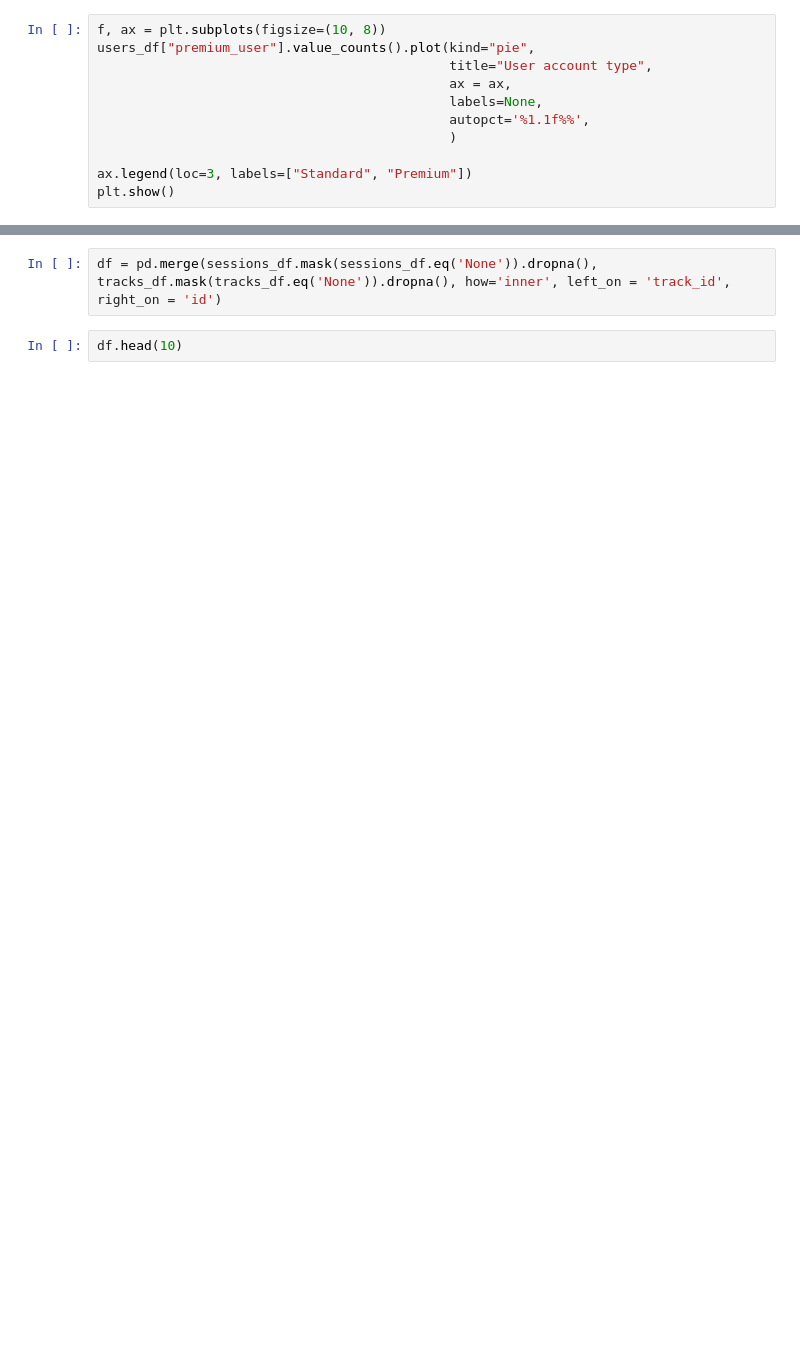
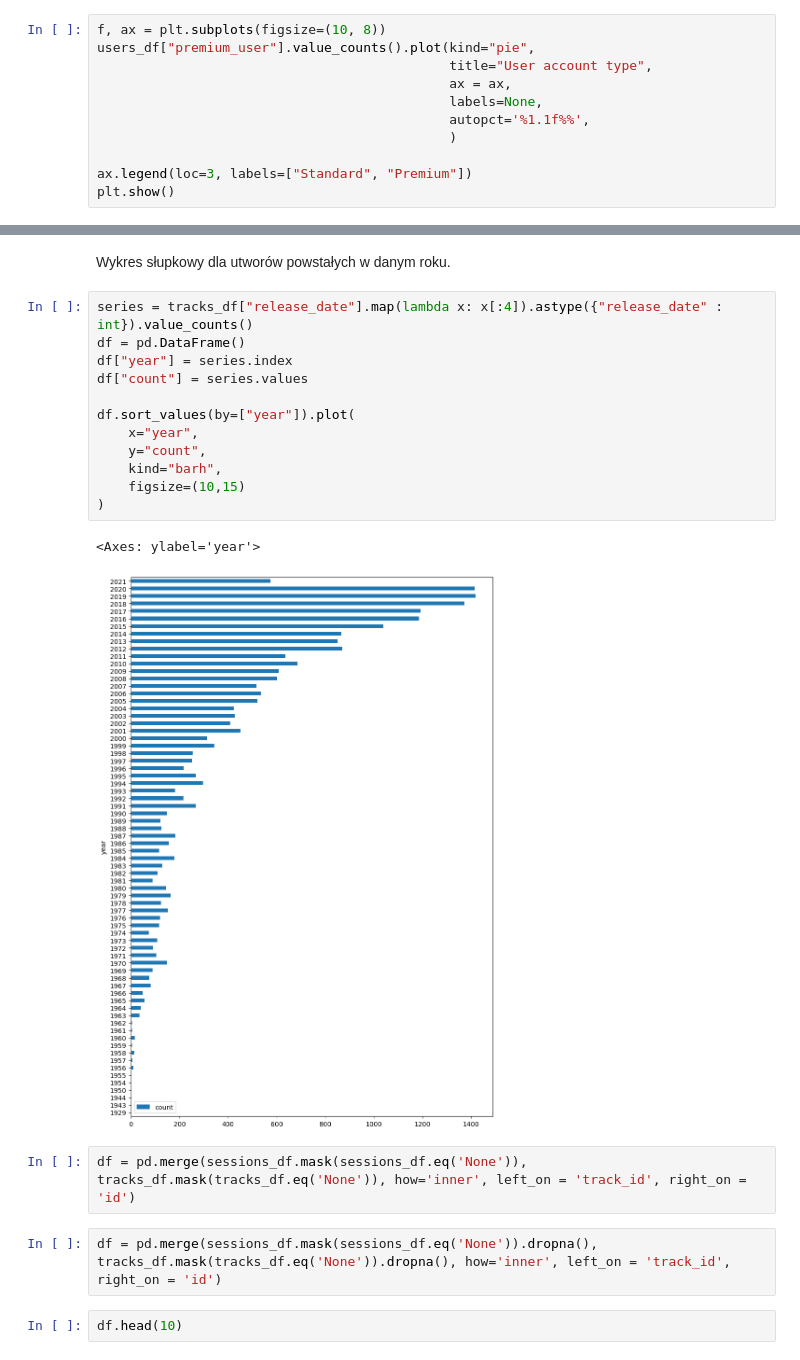
Before and after one commit to MariuszPaluch2001/music-recommendation-project-IUM, a Jupyter notebook: data_explore.ipynb, the cells around one changed output, grey strips where cells are left out. Cells and saved outputs as stored; diff of their text form; blank space fills up the shorter version.

Commit message:
Next plots.

```diff
--- a/data_explore.ipynb
+++ b/data_explore.ipynb
@@ -125,3 +111,22 @@ plt.show()
+# %% [markdown]
+Wykres słupkowy dla utworów powstałych w danym roku.
+# %%
+series = tracks_df["release_date"].map(lambda x: x[:4]).astype({"release_date" : int}).value_counts()
+df = pd.DataFrame()
+df["year"] = series.index
+df["count"] = series.values
+
+df.sort_values(by=["year"]).plot(
+    x="year",
+    y="count",
+    kind="barh",
+    figsize=(10,15)
+)
+# %% [output]
+<Axes: ylabel='year'>
+[figure, added]
+# %%
+df = pd.merge(sessions_df.mask(sessions_df.eq('None')), tracks_df.mask(tracks_df.eq('None')), how='inner', left_on = 'track_id', right_on = 'id')
 # %%
 df = pd.merge(sessions_df.mask(sessions_df.eq('None')).dropna(), tracks_df.mask(tracks_df.eq('None')).dropna(), how='inner', left_on = 'track_id', right_on = 'id')
 # %%
```
Also changed, not shown: parts of 10 cells of this notebook.
